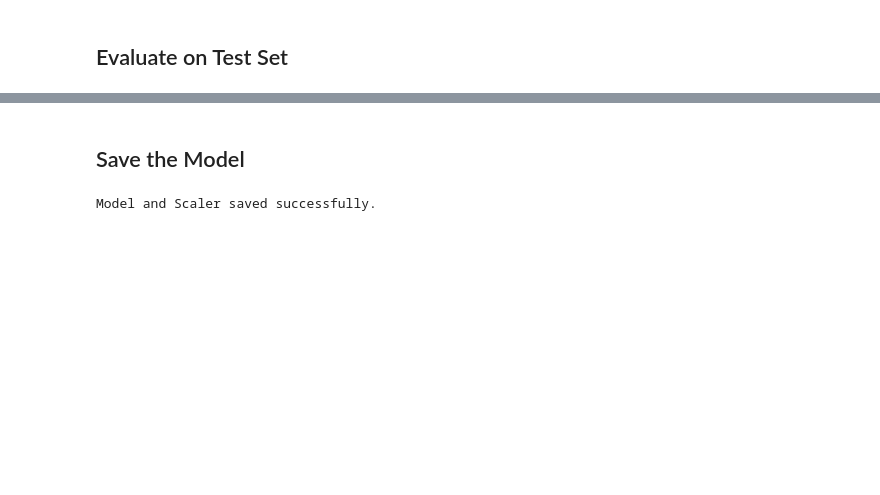
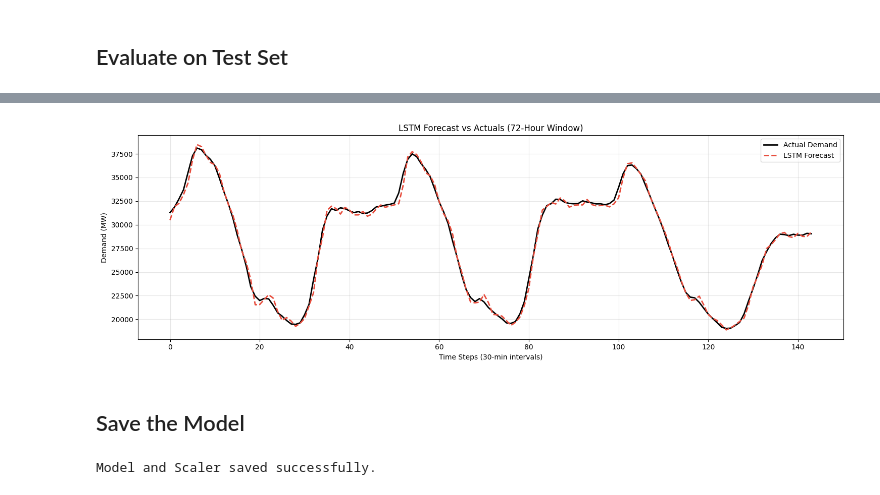
Before and after one commit to 4riell4/energy-consumption-forecasting, a Jupyter notebook: models/lstm/lstm_training.ipynb, the cells around one changed output, grey strips where cells are left out. Drawn from its saved outputs; the diff is of its cells as text; code cells hidden in the pictures; blank space fills up the shorter version.

Commit message:
fixed random graphs etc

```diff
--- a/models/lstm/lstm_training.ipynb
+++ b/models/lstm/lstm_training.ipynb
@@ -217,3 +219,19 @@ RMSE: 4196.61, MAE: 3315.50, MAPE: 655377527292851712.00%
+# %%
+# Micro-Level Plot
+window = 144
+
+plt.figure(figsize=(15, 5))
+plt.plot(y_test_actual[:window], label="Actual Demand", color='black', linewidth=2)
+plt.plot(lstm_preds[:window], label="LSTM Forecast", color='#e74c3c', linestyle="--", linewidth=2)
+plt.title("LSTM Forecast vs Actuals (72-Hour Window)")
+plt.ylabel("Demand (MW)")
+plt.xlabel("Time Steps (30-min intervals)")
+plt.legend()
+plt.grid(True, alpha=0.3)
+plt.tight_layout()
+plt.show()
+# %% [output]
+[figure, added]
 # %%
 # Save metrics to a JSON file
 lstm_results = {
```
Also changed, not shown: parts of 10 cells of this notebook, 4 other files.
